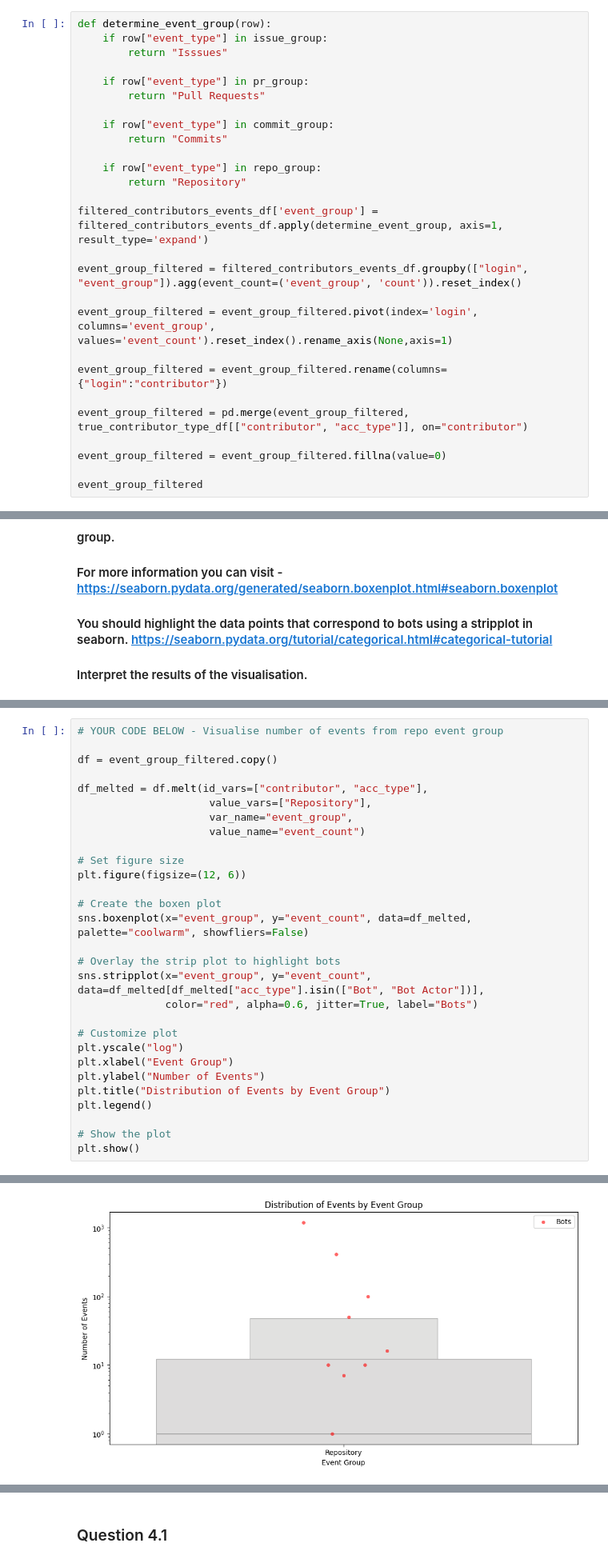
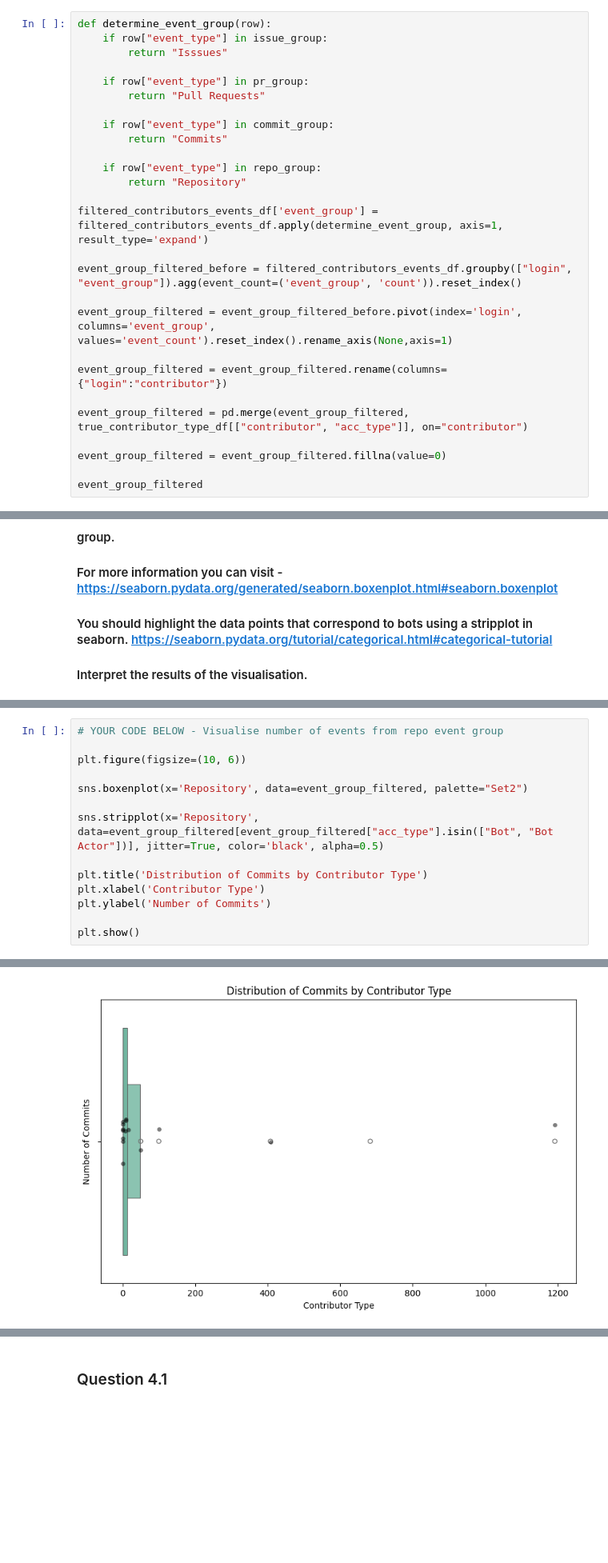
Before and after one commit to nicolas-gatta/Software_Evolution_TP_bots, a Jupyter notebook: TP_bots_template.ipynb, the cells around one changed output, grey strips where cells are left out. Shown at 80% size. Saved outputs shown, nothing was run; the diff lists cells and outputs as text; blank space fills up the shorter version.

```diff
--- a/TP_bots_template.ipynb
+++ b/TP_bots_template.ipynb
@@ -570,9 +571,9 @@ def determine_event_group(row):
 
 filtered_contributors_events_df['event_group'] = filtered_contributors_events_df.apply(determine_event_group, axis=1, result_type='expand')
 
-event_group_filtered = filtered_contributors_events_df.groupby(["login", "event_group"]).agg(event_count=('event_group', 'count')).reset_index()
+event_group_filtered_before = filtered_contributors_events_df.groupby(["login", "event_group"]).agg(event_count=('event_group', 'count')).reset_index()
 
-event_group_filtered = event_group_filtered.pivot(index='login', columns='event_group', values='event_count').reset_index().rename_axis(None,axis=1)
+event_group_filtered = event_group_filtered_before.pivot(index='login', columns='event_group', values='event_count').reset_index().rename_axis(None,axis=1)
 
 event_group_filtered = event_group_filtered.rename(columns={"login":"contributor"})
 
@@ -822,30 +797,15 @@ Passing `palette` without assigning `hue` is deprecated and will be removed in v
 # %%
 # YOUR CODE BELOW - Visualise number of events from repo event group
 
-df = event_group_filtered.copy()
+plt.figure(figsize=(10, 6))
 
-df_melted = df.melt(id_vars=["contributor", "acc_type"],
-                     value_vars=["Repository"],
-                     var_name="event_group",
-                     value_name="event_count")
+sns.boxenplot(x='Repository', data=event_group_filtered, palette="Set2")
 
-# Set figure size
-plt.figure(figsize=(12, 6))
+sns.stripplot(x='Repository', data=event_group_filtered[event_group_filtered["acc_type"].isin(["Bot", "Bot Actor"])], jitter=True, color='black', alpha=0.5)
 
-# Create the boxen plot
-sns.boxenplot(x="event_group", y="event_count", data=df_melted, palette="coolwarm", showfliers=False)
+plt.title('Distribution of Commits by Contributor Type')
+plt.xlabel('Contributor Type')
+plt.ylabel('Number of Commits')
 
-# Overlay the strip plot to highlight bots
-sns.stripplot(x="event_group", y="event_count", data=df_melted[df_melted["acc_type"].isin(["Bot", "Bot Actor"])],
-              color="red", alpha=0.6, jitter=True, label="Bots")
-
-# Customize plot
-plt.yscale("log")
-plt.xlabel("Event Group")
-plt.ylabel("Number of Events")
-plt.title("Distribution of Events by Event Group")
-plt.legend()
-
-# Show the plot
 plt.show()
 # %% [output]
@@ -855 +815 @@ Passing `palette` without assigning `hue` is deprecated and will be removed in v
-[figure, old version]
+[figure, new version]
```
Also changed, not shown: parts of 11 cells of this notebook.
